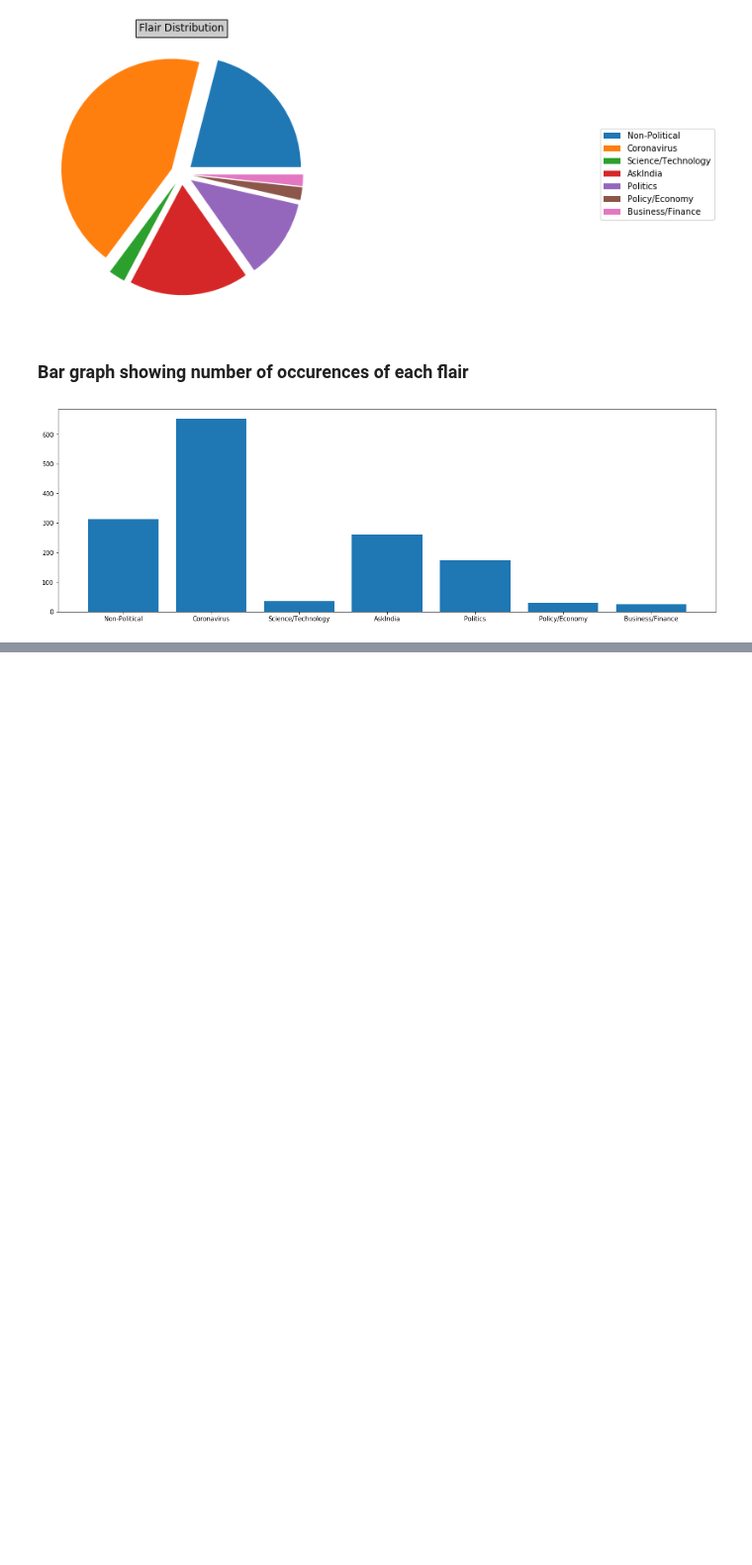
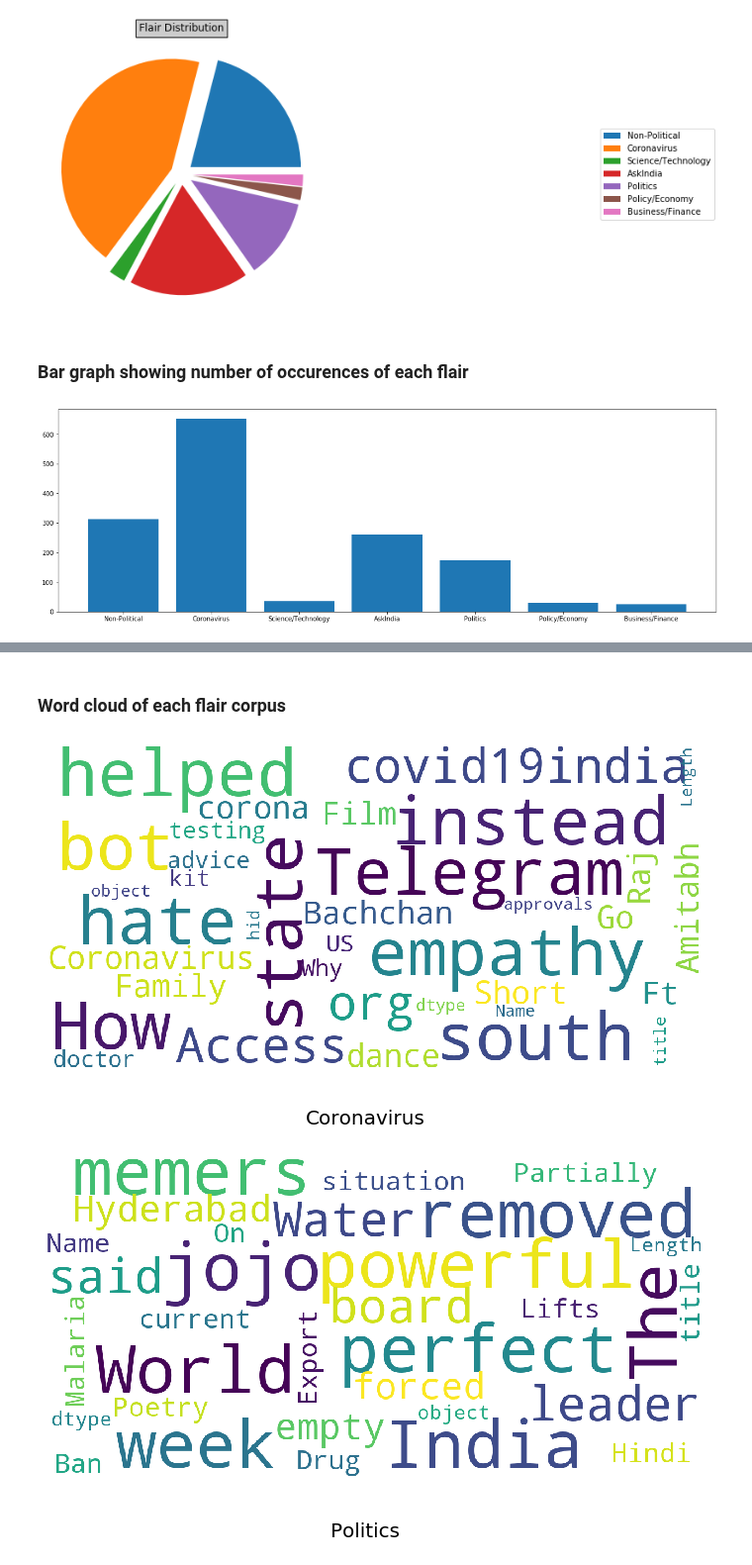
Before and after one commit to Heisenberg-737/Reddit_Flair_Detector, a Jupyter notebook: Notebook/EDA.ipynb, the cells around one changed output, grey strips where cells are left out. Shown at 99% size. Cells and saved outputs as stored; diff of their text form; code cells hidden in the pictures; blank space fills up the shorter version.

```diff
--- a/Notebook/EDA.ipynb
+++ b/Notebook/EDA.ipynb
@@ -12,6 +12,9 @@ import re
 ### Load Reddit India Flair Data
 # %%
 data_tab = pd.read_csv('Reddit_Data.csv')
+
+flairs = [  "Coronavirus", "Politics", "Policy/Economy", "AskIndia", "Science/Technology",
+           "Non-Political" , "Business/Finance"]
 # %%
 data_tab.head(1)
 # %% [output]
@@ -57,0 +99,8 @@ plt.show()
+# %% [markdown]
+### Word cloud of each flair corpus
+# %%
+for flair in flairs:
+    show_wordcloud(data_tab[data_tab['flair'] == flair]['title'],flair)
+# %% [output]
+[figure, added]
+[figure, added]
```
Also changed, not shown: parts of 7 cells of this notebook.
